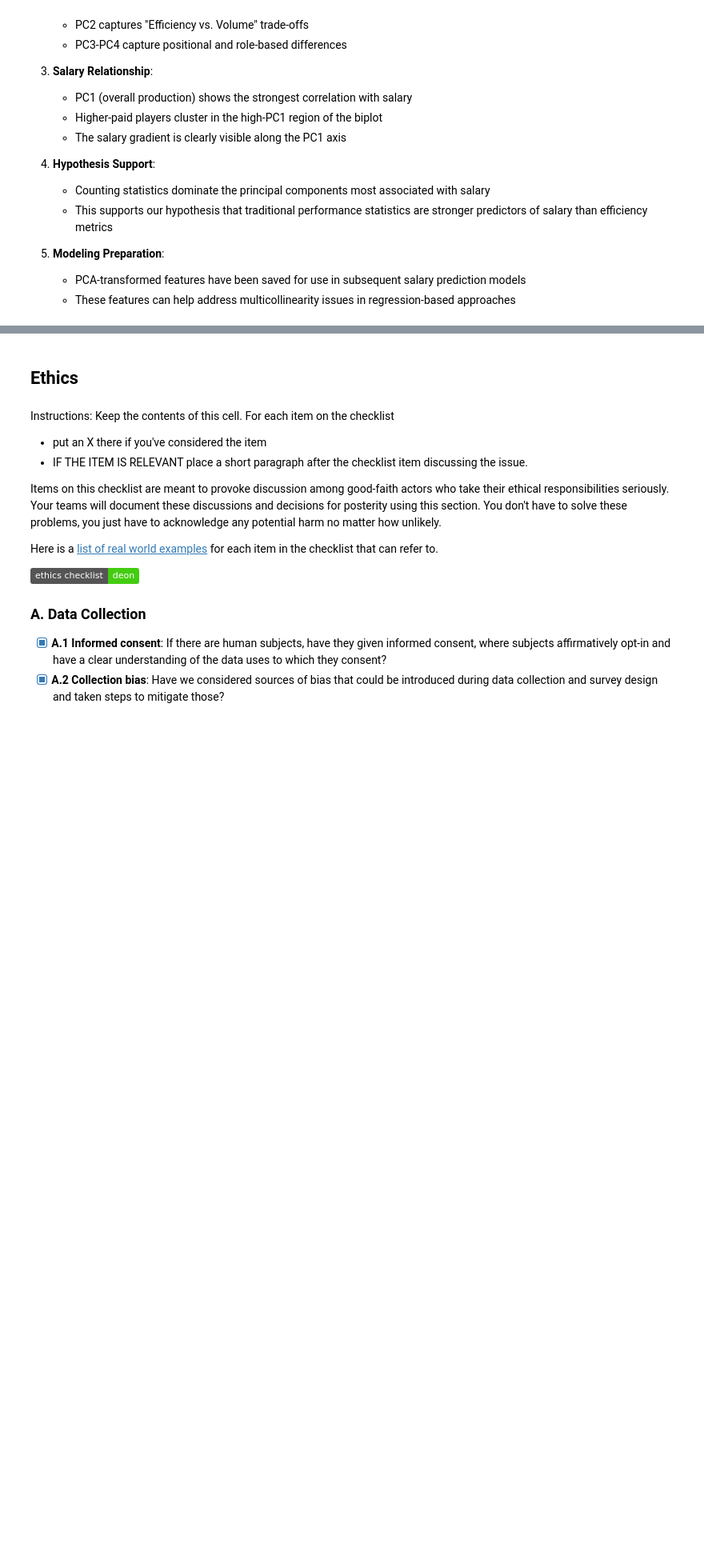
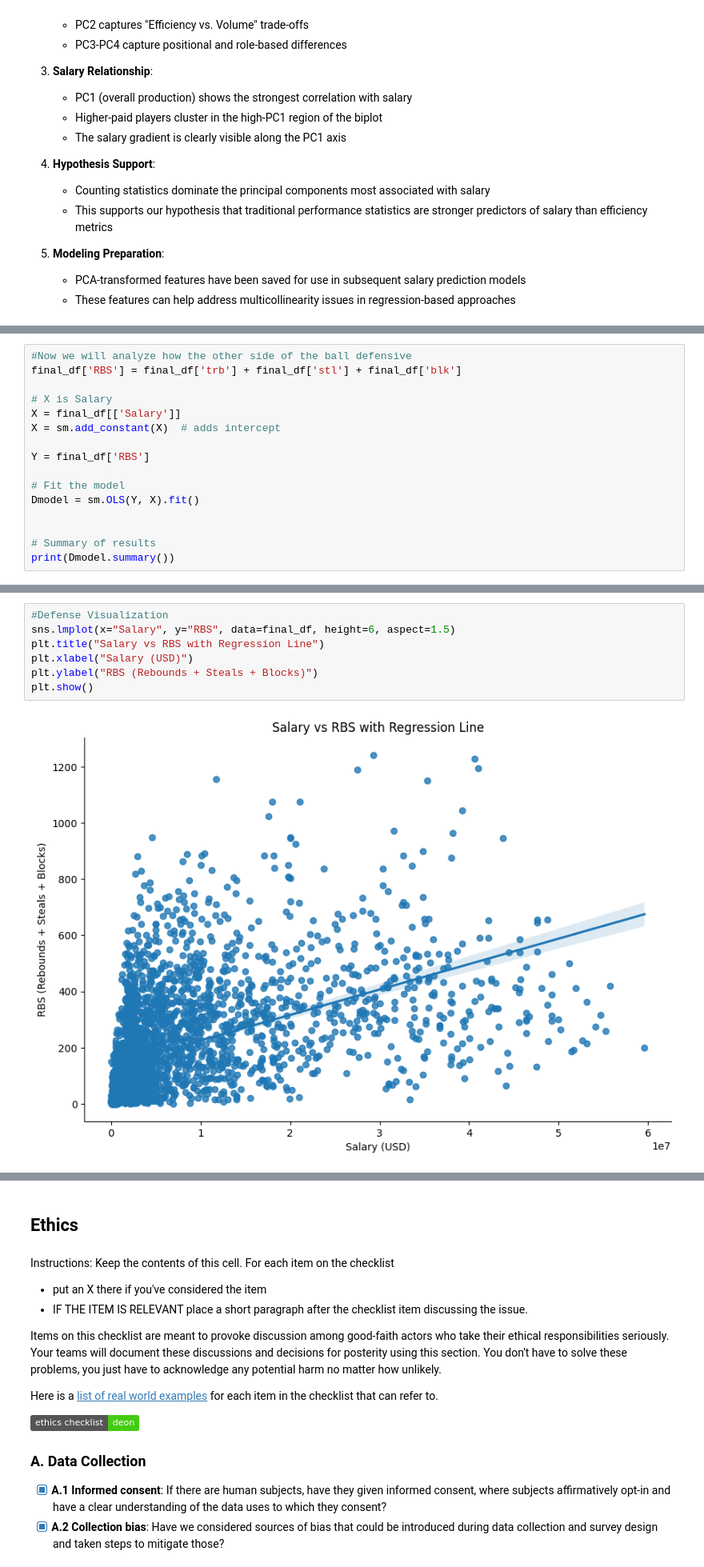
Before and after one commit to COGS108/Group074_WI26, a Jupyter notebook: 02-EDACheckpoint.ipynb, the cells around one changed output, grey strips where cells are left out. Shown at 80% size. Drawn from its saved outputs; the diff is of its cells as text; badges without logos; blank space fills up the shorter version.

```diff
--- a/02-EDACheckpoint.ipynb
+++ b/02-EDACheckpoint.ipynb
@@ -1216,0 +1289,16 @@ Summary of PCA Analysis:
+# %%
+#Now we will analyze how the other side of the ball defensive
+final_df['RBS'] = final_df['trb'] + final_df['stl'] + final_df['blk']
+
+# X is Salary
+X = final_df[['Salary']]
+X = sm.add_constant(X)  # adds intercept
+
+Y = final_df['RBS']
+
+# Fit the model
+Dmodel = sm.OLS(Y, X).fit()
+
+
+# Summary of results
+print(Dmodel.summary())
@@ -1216,0 +1323,9 @@ Summary of PCA Analysis:
+# %%
+#Defense Visualization
+sns.lmplot(x="Salary", y="RBS", data=final_df, height=6, aspect=1.5)
+plt.title("Salary vs RBS with Regression Line")
+plt.xlabel("Salary (USD)")
+plt.ylabel("RBS (Rebounds + Steals + Blocks)")
+plt.show()
+# %% [output]
+[figure, added]
```
Also changed, not shown: parts of 16 cells of this notebook.
